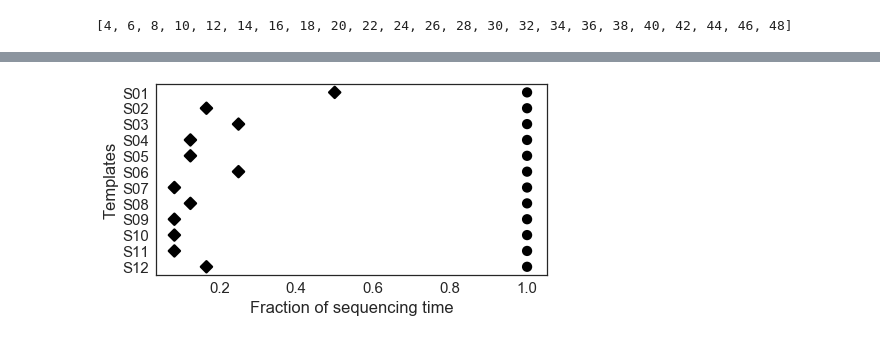
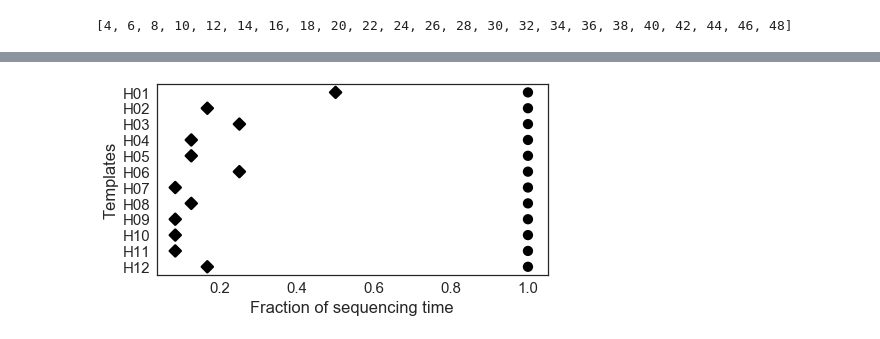
Before and after one commit to citizenlee/DNAinfostorage, a Jupyter notebook: H01-H12/H01-H12_ONT_decoding.ipynb, the cells around one changed output, grey strips where cells are left out. Drawn from its saved outputs; the diff is of its cells as text; code cells hidden in the pictures.

```diff
--- a/H01-H12/H01-H12_ONT_decoding.ipynb
+++ b/H01-H12/H01-H12_ONT_decoding.ipynb
@@ -160,30 +160,31 @@ pd.DataFrame(list(zip(hrs, H01_decoding, H02_decoding, H03_decoding, H04_decodin
 # %%
 # plot the data for previously calculated results
-# Set 48 hours as 1.0 of sequencing time, although MinION is 48 hours and Illumina is shorter
+# Set 48 hours as 1.0 of sequencing time
+
 sns.set(font_scale=1.5)
 sns.set_style("white")
 
 
-strand_decoding = {'S01':[24,48],'S02':[8,48],'S03':[12,48],'S04':[6,48],'S05':[6,48],'S06':[12,48],
-                   'S07':[4,48],'S08':[6,48],'S09':[4,48],'S10':[4,48],'S11':[4,48],'S12':[8,48]}
+strand_decoding = {'H01':[24,48],'H02':[8,48],'H03':[12,48],'H04':[6,48],'H05':[6,48],'H06':[12,48],
+                   'H07':[4,48],'H08':[6,48],'H09':[4,48],'H10':[4,48],'H11':[4,48],'H12':[8,48]}
 
 strand_decoding_df = pd.DataFrame.from_dict(strand_decoding)
 strand_decoding_df = strand_decoding_df/48
 strand_decoding_df["method"] = pd.Series(['ONT','MiSeq'])
 strand_decoding_df_melted = pd.DataFrame.melt(strand_decoding_df,id_vars='method')
 
 
 fig, ax = plt.subplots(nrows=1, ncols=1, sharex=False, sharey=False, figsize=(7,3.5))
 strand_decoding_df_melted_ONT = strand_decoding_df_melted.loc[strand_decoding_df_melted["method"]=='ONT']
 strand_decoding_df_melted_MiSeq = strand_decoding_df_melted.loc[strand_decoding_df_melted["method"]=='MiSeq']
 
 g = sns.pointplot(x="value",y='variable',data =strand_decoding_df_melted_ONT,markers=['D'],color="black",ax=ax,join=False,scale = 1)
 g = sns.pointplot(x="value",y='variable',data =strand_decoding_df_melted_MiSeq,markers=['o'],color="black",ax=ax,join=False,scale = 1)
 
 g.set(xlabel='Fraction of sequencing time')
 g.set(ylabel='Templates')
 
 
 plt.savefig("decodingtimes.pdf")
 # %% [output]
-[figure, old version]
+[figure, new version]
```
Also changed, not shown: parts of 3 cells of this notebook.
